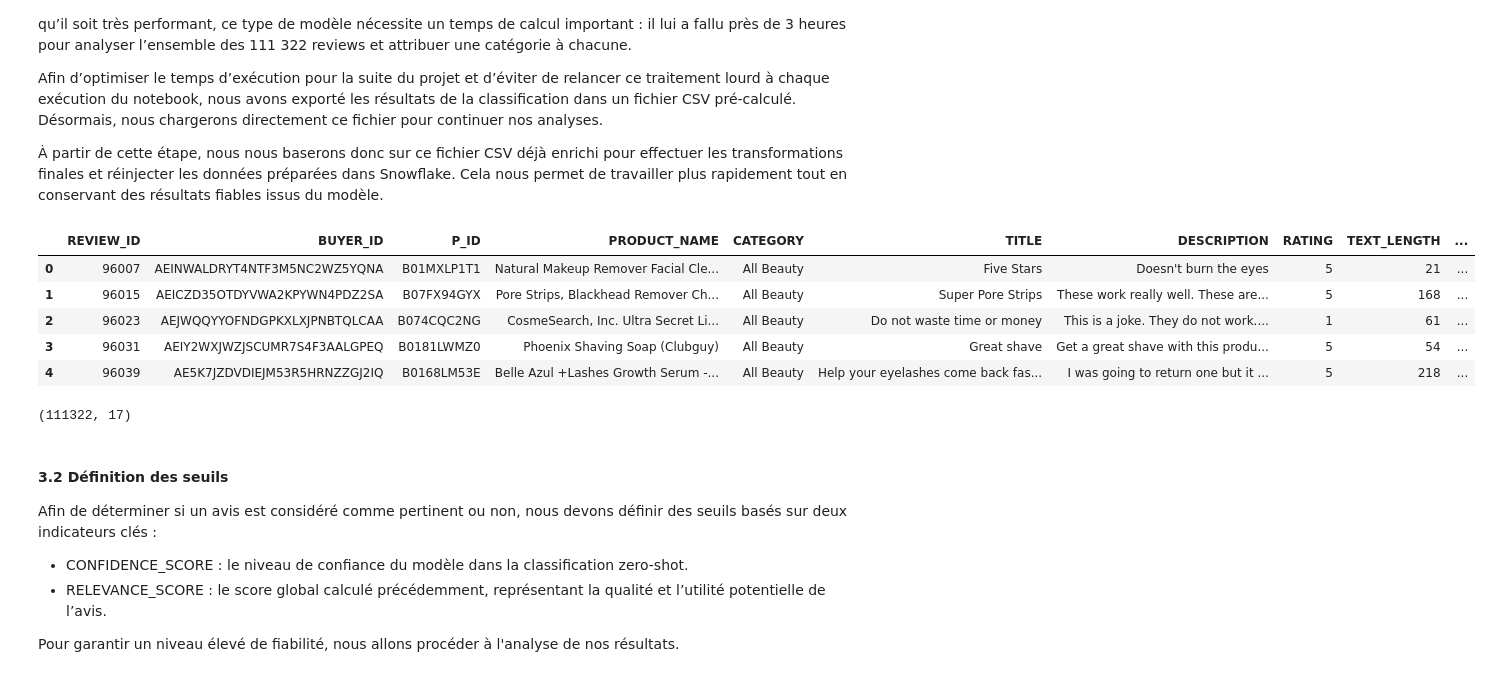
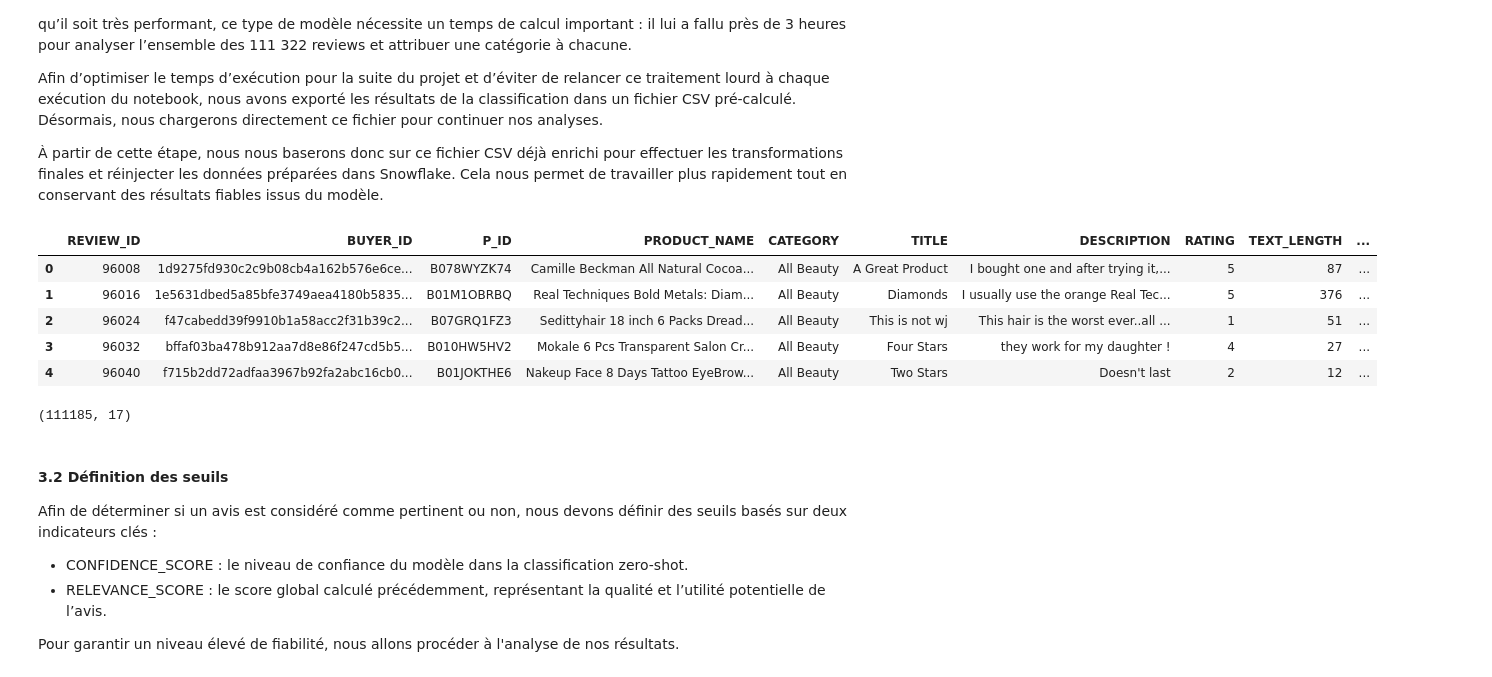
Before and after one commit to amaranaitsaidi/jedha-certification-de, a Jupyter notebook: project_2/notebooks/step_4_case_study/Step_4_Case_Study_Analysis.ipynb, the cells around one changed output. Cells and saved outputs as stored; diff of their text form; code cells hidden in the pictures.

```diff
--- a/project_2/notebooks/step_4_case_study/Step_4_Case_Study_Analysis.ipynb
+++ b/project_2/notebooks/step_4_case_study/Step_4_Case_Study_Analysis.ipynb
@@ -335,22 +327,22 @@ Désormais, nous chargerons directement ce fichier pour continuer nos analyses.
 
 À partir de cette étape, nous nous baserons donc sur ce fichier CSV déjà enrichi pour effectuer les transformations finales et réinjecter les données préparées dans Snowflake. Cela nous permet de travailler plus rapidement tout en conservant des résultats fiables issus du modèle.
 # %%
-df_reviews_calculated = pd.read_csv('data/df_reviews_for_notebook.csv')
+df_reviews_calculated = pd.read_csv('data/df_relevant_reviews.csv')
 # For the next step, I need the CONFIDENCE_SCORE and RELEVANCE_SCORE columns to be in %.
 # In this case, I multiply CONFIDENCE_SCORE *100.
 df_reviews_calculated['CONFIDENCE_SCORE'] =df_reviews_calculated['CONFIDENCE_SCORE']*100
 df_reviews_calculated.head(5)
 # %% [output]
 |  | REVIEW_ID | BUYER_ID | P_ID | PRODUCT_NAME | CATEGORY | TITLE | DESCRIPTION | RATING | TEXT_LENGTH | ... |
-| 0 | 96007 | AEINWALDRYT4NTF3M5NC2WZ5YQNA | B01MXLP1T1 | Natural Makeup Remover Facial Cle... | All Beauty | Five Stars | Doesn't burn the eyes | 5 | 21 | ... |
-| 1 | 96015 | AEICZD35OTDYVWA2KPYWN4PDZ2SA | B07FX94GYX | Pore Strips, Blackhead Remover Ch... | All Beauty | Super Pore Strips | These work really well. These are... | 5 | 168 | ... |
-| 2 | 96023 | AEJWQQYYOFNDGPKXLXJPNBTQLCAA | B074CQC2NG | CosmeSearch, Inc. Ultra Secret Li... | All Beauty | Do not waste time or money | This is a joke. They do not work.... | 1 | 61 | ... |
-| 3 | 96031 | AEIY2WXJWZJSCUMR7S4F3AALGPEQ | B0181LWMZ0 | Phoenix Shaving Soap (Clubguy) | All Beauty | Great shave | Get a great shave with this produ... | 5 | 54 | ... |
-| 4 | 96039 | AE5K7JZDVDIEJM53R5HRNZZGJ2IQ | B0168LM53E | Belle Azul +Lashes Growth Serum -... | All Beauty | Help your eyelashes come back fas... | I was going to return one but it ... | 5 | 218 | ... |
+| 0 | 96008 | 1d9275fd930c2c9b08cb4a162b576e6ce... | B078WYZK74 | Camille Beckman All Natural Cocoa... | All Beauty | A Great Product | I bought one and after trying it,... | 5 | 87 | ... |
+| 1 | 96016 | 1e5631dbed5a85bfe3749aea4180b5835... | B01M1OBRBQ | Real Techniques Bold Metals: Diam... | All Beauty | Diamonds | I usually use the orange Real Tec... | 5 | 376 | ... |
+| 2 | 96024 | f47cabedd39f9910b1a58acc2f31b39c2... | B07GRQ1FZ3 | Sedittyhair 18 inch 6 Packs Dread... | All Beauty | This is not wj | This hair is the worst ever..all ... | 1 | 51 | ... |
+| 3 | 96032 | bffaf03ba478b912aa7d8e86f247cd5b5... | B010HW5HV2 | Mokale 6 Pcs Transparent Salon Cr... | All Beauty | Four Stars | they work for my daughter ! | 4 | 27 | ... |
+| 4 | 96040 | f715b2dd72adfaa3967b92fa2abc16cb0... | B01JOKTHE6 | Nakeup Face 8 Days Tattoo EyeBrow... | All Beauty | Two Stars | Doesn't last | 2 | 12 | ... |
 # %%
 df_reviews_calculated.shape
 # %% [output]
-(111322, 17)
+(111185, 17)
 # %% [markdown]
 #### 3.2 Définition des seuils
 
```
Also changed, not shown: parts of 16 cells of this notebook, 26 other files.
